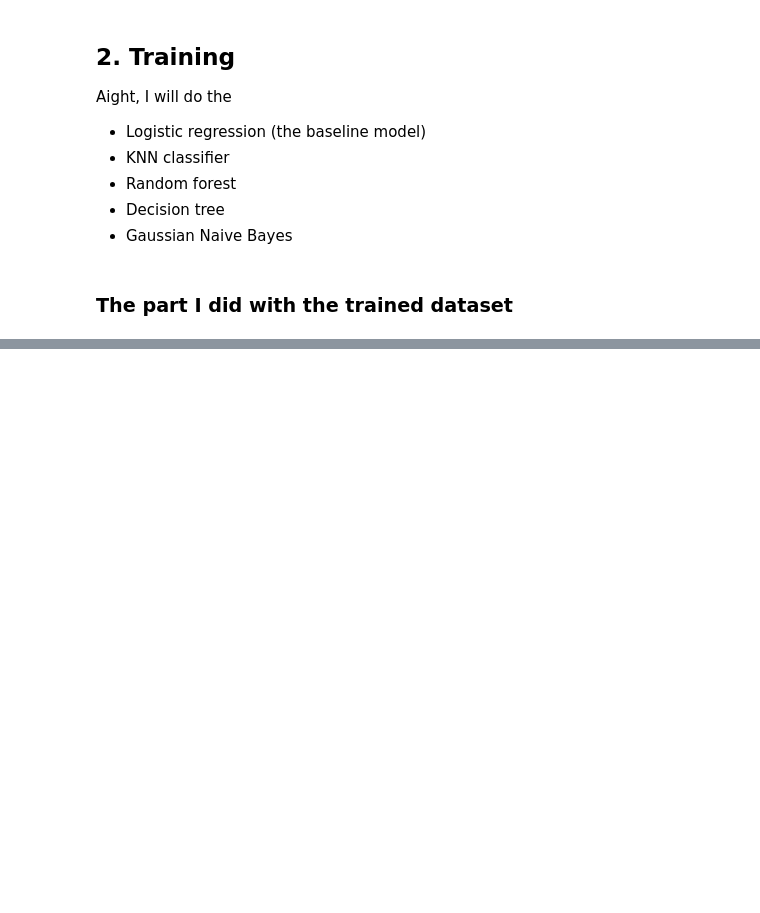
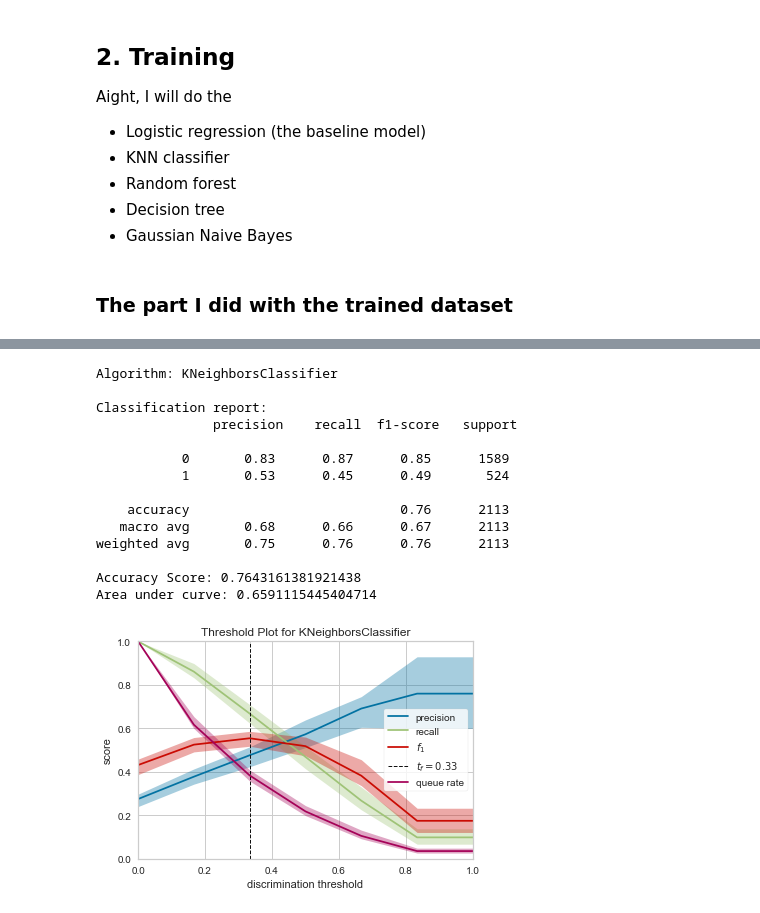
Before and after one commit to 2na3k/churn-analysis, a Jupyter notebook: churn-analysis.ipynb, the cells around one changed output, grey strips where cells are left out. Saved outputs shown, nothing was run; the diff lists cells and outputs as text; code cells hidden in the pictures; blank space fills up the shorter version.

```diff
--- a/churn-analysis.ipynb
+++ b/churn-analysis.ipynb
@@ -476,0 +505,19 @@ Area under curve: 0.628912273790708
+# %%
+#K-NN
+churn_prediction(knn, x_train_og, x_test_og, y_train_og, y_test_og, 'None', threshold_plot=True)
+# %% [output]
+Algorithm: KNeighborsClassifier
+
+Classification report:
+               precision    recall  f1-score   support
+
+           0       0.83      0.87      0.85      1589
+           1       0.53      0.45      0.49       524
+
+    accuracy                           0.76      2113
+   macro avg       0.68      0.66      0.67      2113
+weighted avg       0.75      0.76      0.76      2113
+
+Accuracy Score: 0.7643161381921438
+Area under curve: 0.6591115445404714
+[figure, added]
```
Also changed, not shown: parts of 9 cells of this notebook.
